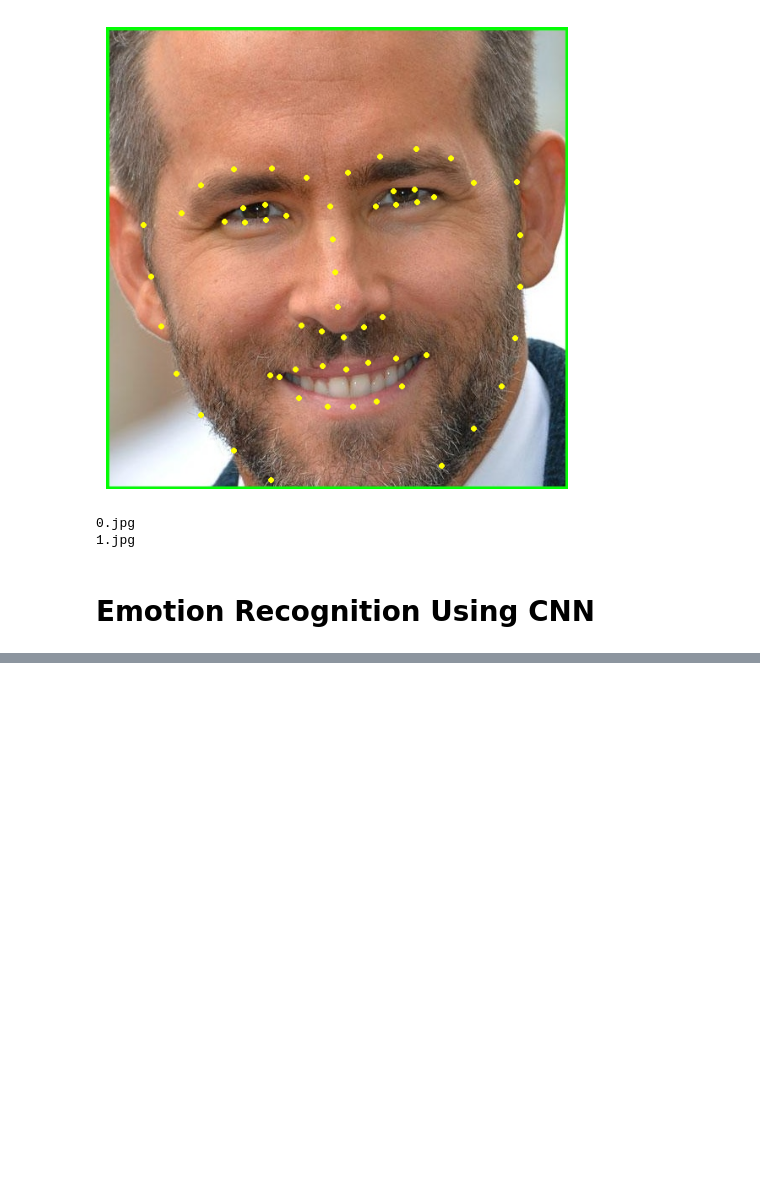
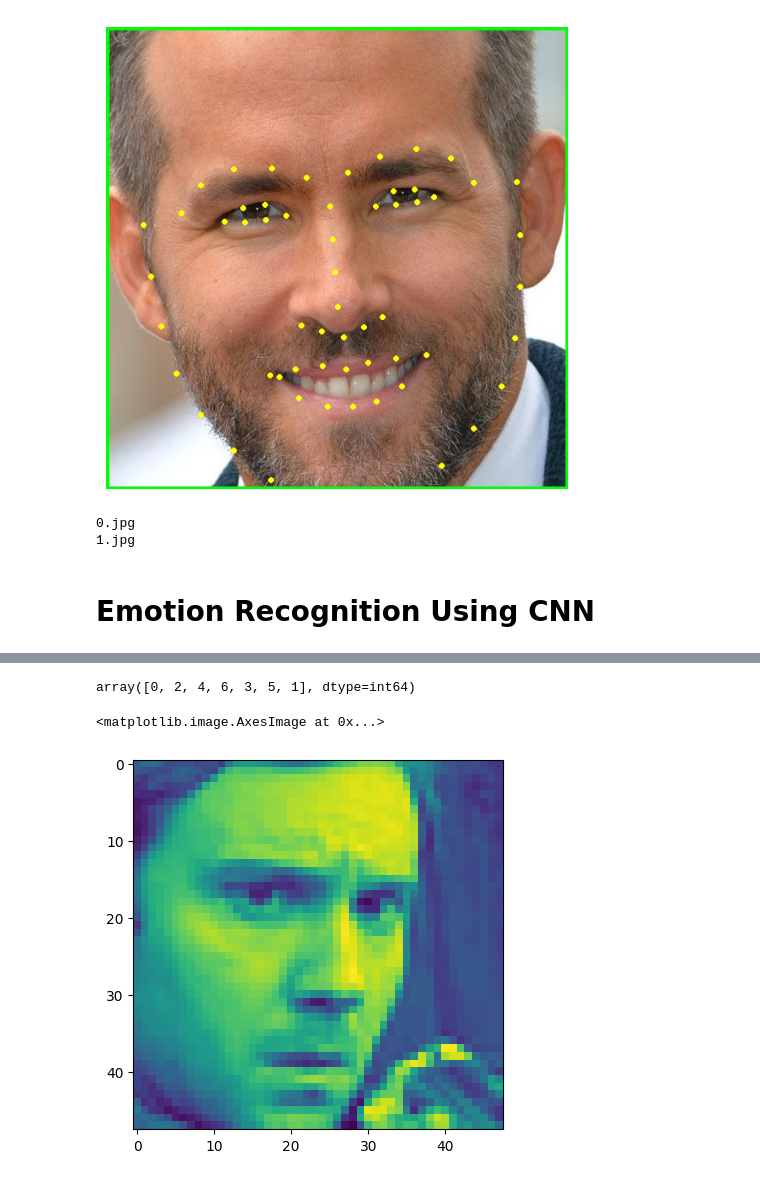
Before and after one commit to harshp1509/Facial-emotion-recognition-system-, a Jupyter notebook: Facial emotion recognition system.ipynb, the cells around one changed output, grey strips where cells are left out. Cells and saved outputs as stored; diff of their text form; code cells hidden in the pictures; blank space fills up the shorter version.

Commit message:
emotion

```diff
--- a/Facial emotion recognition system.ipynb
+++ b/Facial emotion recognition system.ipynb
@@ -267,0 +315,4 @@ for x in face_list:
+# %%
+# Load FER2013 dataset
+data = pd.read_csv("C:\\Users\\Harsh\\Desktop\\Major Project\\Data\\fer2013.csv")
+data.head()
@@ -267,0 +326,4 @@ for x in face_list:
+# %%
+data.emotion.unique()
+# %% [output]
+array([0, 2, 4, 6, 3, 5, 1], dtype=int64)
@@ -267,0 +332,5 @@ for x in face_list:
+# %%
+pyplot.imshow(np.array(data.pixels.loc[0].split(' ')).reshape(48,48).astype('float'))
+# %% [output]
+<matplotlib.image.AxesImage at 0x...>
+[figure, added]
```
Also changed, not shown: parts of 18 cells of this notebook.
